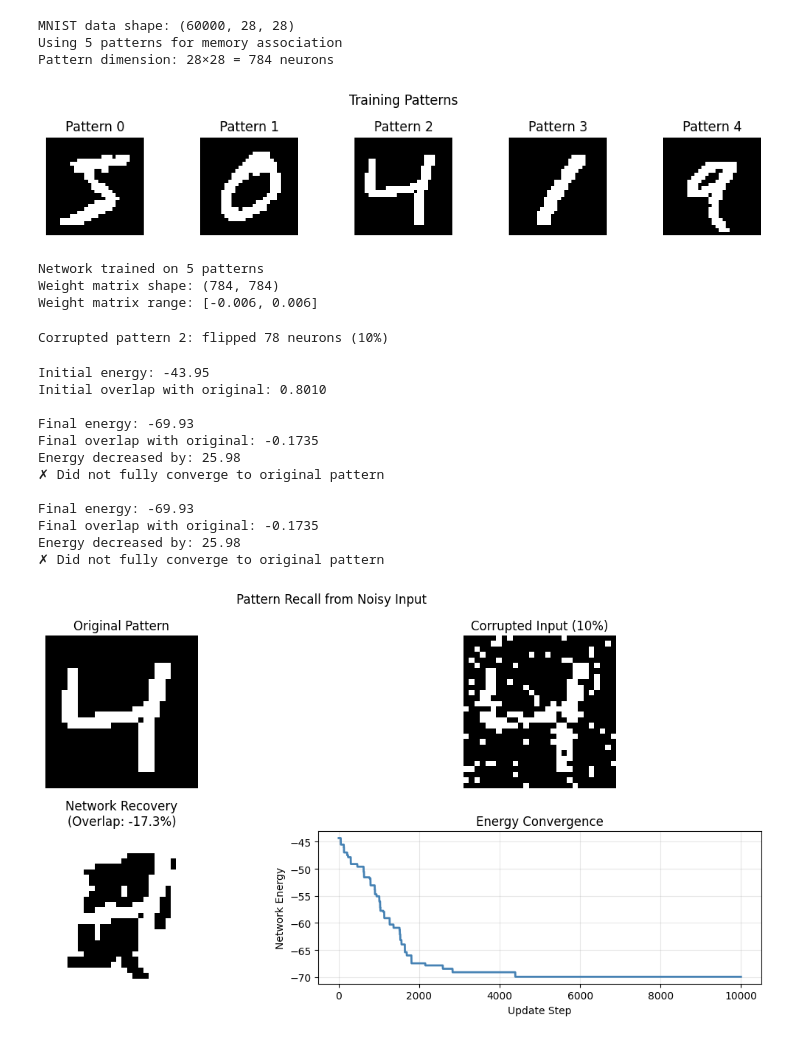
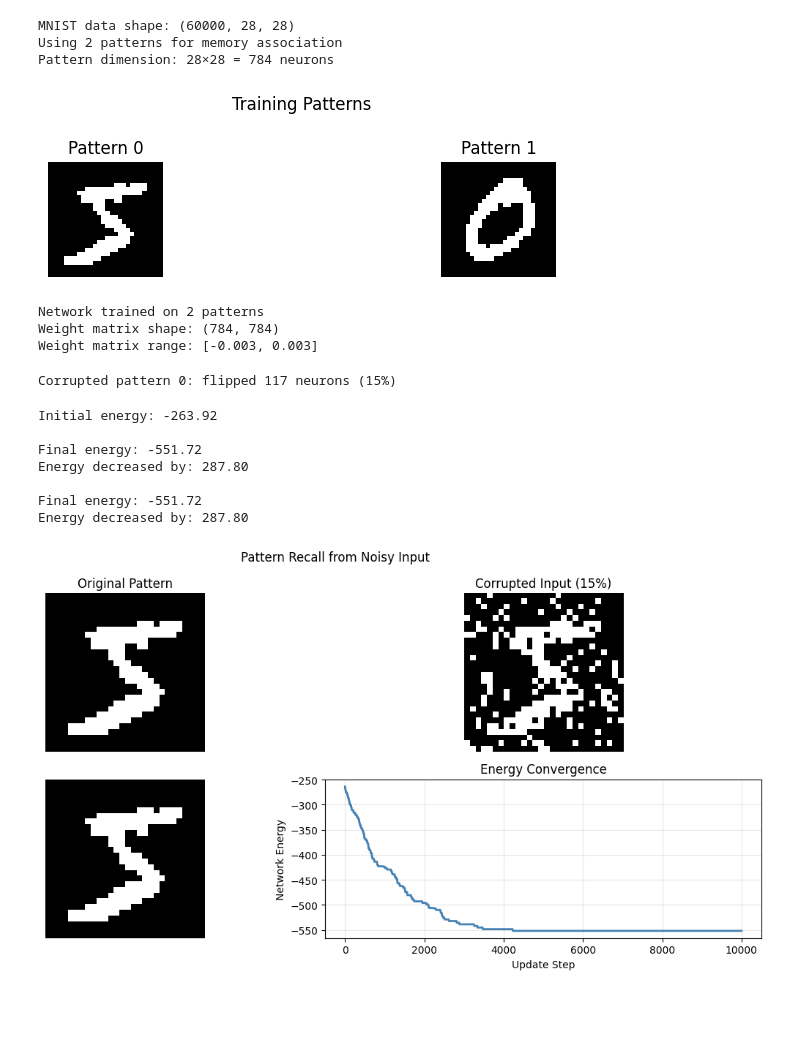
Before and after one commit to vivekhsridhar/EBMs, a Jupyter notebook: HopfieldNetwork.ipynb, the cells around one changed output. Saved outputs shown, nothing was run; the diff lists cells and outputs as text; code cells hidden in the pictures; blank space fills up the shorter version.

Commit message:
updated hopfield network to remove unneccessary variable calculations

```diff
--- a/HopfieldNetwork.ipynb
+++ b/HopfieldNetwork.ipynb
@@ -8,7 +8,7 @@ import matplotlib.pyplot as plt
 from keras.datasets import mnist
 # %%
 # Configuration
-N_SAMPLES = 5  # Number of training patterns
+N_SAMPLES = 2  # Number of training patterns
 IMAGE_SIZE = 28  # MNIST image dimensions
 THRESHOLD = 0.5  # Binarization threshold
 
@@ -28,7 +28,7 @@ print(f"Using {N_SAMPLES} patterns for memory association")
 print(f"Pattern dimension: {IMAGE_SIZE}×{IMAGE_SIZE} = {IMAGE_SIZE**2} neurons")
 # %% [output]
 MNIST data shape: (60000, 28, 28)
-Using 5 patterns for memory association
+Using 2 patterns for memory association
 Pattern dimension: 28×28 = 784 neurons
 # %%
 # Visualize training patterns
@@ -44,7 +44,7 @@ plt.suptitle("Training Patterns")
 plt.tight_layout()
 plt.show()
 # %% [output]
-[figure, old version]
+[figure, new version]
 # %%
 class Neuron:
     """
@@ -98,15 +98,12 @@ class HopfieldNetwork:
         """
         patterns = np.array(patterns)
 
-        # Ensure patterns are +/-1
-        patterns = np.where(patterns > 0, 1, -1)
-
         # Subtract mean pattern (zero-mean features)
         mean_pattern = patterns.mean(axis=0, keepdims=True)
         centered = patterns - mean_pattern
 
         self.W[:] = 0.0
-        for p in centered:
+        for p in patterns:
             p = p.reshape(-1, 1)
             self.W += p @ p.T
 
@@ -151,21 +148,6 @@ class HopfieldNetwork:
         s = np.array([n.state for n in self.neurons])
         return -0.5 * s @ self.W @ s
 
-    def compute_overlap(self, pattern):
-        """
-        Compute overlap (similarity) with a reference pattern.
-        overlap = (1/N) * Σ(s_i * p_i), ranges from -1 to +1
-
-        Args:
-            pattern: Reference pattern to compare with
-
-        Returns:
-            Overlap score (1.0 = perfect match, -1.0 = opposite)
-        """
-        s = np.array([n.state for n in self.neurons])
-        pattern = pattern.flatten().astype(int)
-        return np.mean(s * pattern)
-
     def update(self, steps=100, track_energy=False):
         """
         Asynchronous update: randomly select neurons and update their states.
@@ -213,13 +195,13 @@ print(f"Network trained on {N_SAMPLES} patterns")
 print(f"Weight matrix shape: {net.W.shape}")
 print(f"Weight matrix range: [{net.W.min():.3f}, {net.W.max():.3f}]")
 # %% [output]
-Network trained on 5 patterns
+Network trained on 2 patterns
 Weight matrix shape: (784, 784)
-Weight matrix range: [-0.006, 0.006]
+Weight matrix range: [-0.003, 0.003]
 # %%
 # Configuration for recall test
-PATTERN_INDEX = 2  # Which training pattern to corrupt
-CORRUPTION_PROPORTION = 0.10  # Proportion of neurons to randomly flip (10%)
+PATTERN_INDEX = 0  # Which training pattern to corrupt
+CORRUPTION_PROPORTION = 0.15  # Proportion of neurons to randomly flip (10%)
 UPDATE_STEPS = 10000  # Convergence iterations
 
 # Create corrupted input
@@ -229,73 +211,57 @@ corrupt_input = net.corrupt_pattern(pattern_to_corrupt, CORRUPTION_PROPORTION)
 n_flipped = int(IMAGE_SIZE * IMAGE_SIZE * CORRUPTION_PROPORTION)
 print(f"Corrupted pattern {PATTERN_INDEX}: flipped {n_flipped} neurons ({CORRUPTION_PROPORTION*100:.0f}%)")
 # %% [output]
-Corrupted pattern 2: flipped 78 neurons (10%)
+Corrupted pattern 0: flipped 117 neurons (15%)
 # %%
 # Initialize network state with corrupted pattern
 corrupt_input_flat = corrupt_input.flatten()
 net.set_state(corrupt_input_flat)
 
 initial_energy = net.compute_energy()
-initial_overlap = net.compute_overlap(pattern_to_corrupt)
 print(f"Initial energy: {initial_energy:.2f}")
-print(f"Initial overlap with original: {initial_overlap:.4f}")
 
 # Run network to convergence and track energy
 energy_history = net.update(steps=UPDATE_STEPS, track_energy=True)
 
 final_energy = net.compute_energy()
-final_overlap = net.compute_overlap(pattern_to_corrupt)
 print(f"\nFinal energy: {final_energy:.2f}")
-print(f"Final overlap with original: {final_overlap:.4f}")
 print(f"Energy decreased by: {initial_energy - final_energy:.2f}")
-
-if final_overlap > 0.95:
-    print("✓ Successfully recovered pattern!")
-else:
-    print("✗ Did not fully converge to original pattern")
 # %% [output]
-Initial energy: -43.95
-Initial overlap with original: 0.8010
+Initial energy: -263.92
 
-Final energy: -69.93
-Final overlap with original: -0.1735
-Energy decreased by: 25.98
-✗ Did not fully converge to original pattern
+Final energy: -551.72
+Energy decreased by: 287.80
 
-Final energy: -69.93
-Final overlap with original: -0.1735
-Energy decreased by: 25.98
-✗ Did not fully converge to original pattern
+Final energy: -551.72
+Energy decreased by: 287.80
 # %%
 # Visualize input corruption and network recovery
 fig, axes = plt.subplots(2, 2, figsize=(12, 6))
 
 # Original pattern
 axes[0, 0].imshow(training_patterns[PATTERN_INDEX], cmap='gray')
 axes[0, 0].set_title("Original Pattern")
 axes[0, 0].axis('off')
 
 # Corrupted input
 axes[0, 1].imshow(corrupt_input, cmap='gray')
 axes[0, 1].set_title(f"Corrupted Input ({CORRUPTION_PROPORTION*100:.0f}%)")
 axes[0, 1].axis('off')
 
 # Network's recovered pattern
 recovered = net.get_state().reshape((IMAGE_SIZE, IMAGE_SIZE))
 axes[1, 0].imshow(recovered, cmap='gray')
-overlap_pct = net.compute_overlap(pattern_to_corrupt) * 100
-axes[1, 0].set_title(f"Network Recovery\n(Overlap: {overlap_pct:.1f}%)")
 axes[1, 0].axis('off')
 
 # Energy convergence
 axes[1, 1].plot(energy_history, linewidth=2, color='steelblue')
 axes[1, 1].set_xlabel("Update Step")
 axes[1, 1].set_ylabel("Network Energy")
 axes[1, 1].set_title("Energy Convergence")
 axes[1, 1].grid(True, alpha=0.3)
 
 plt.suptitle("Pattern Recall from Noisy Input")
 plt.tight_layout()
 plt.show()
 # %% [output]
-[figure, old version]
+[figure, new version]
```
Also changed, not shown: parts of 1 cell of this notebook.
